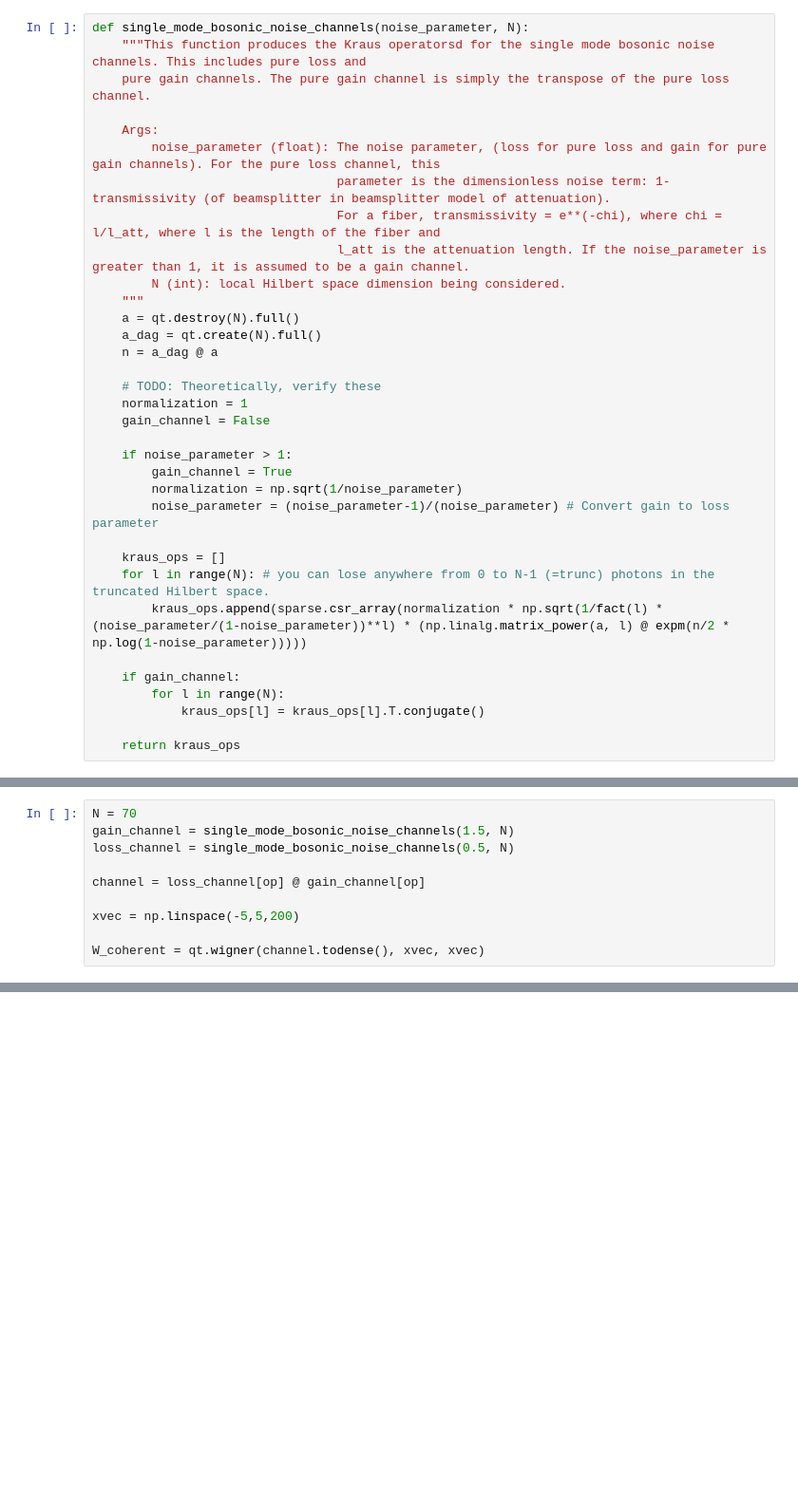
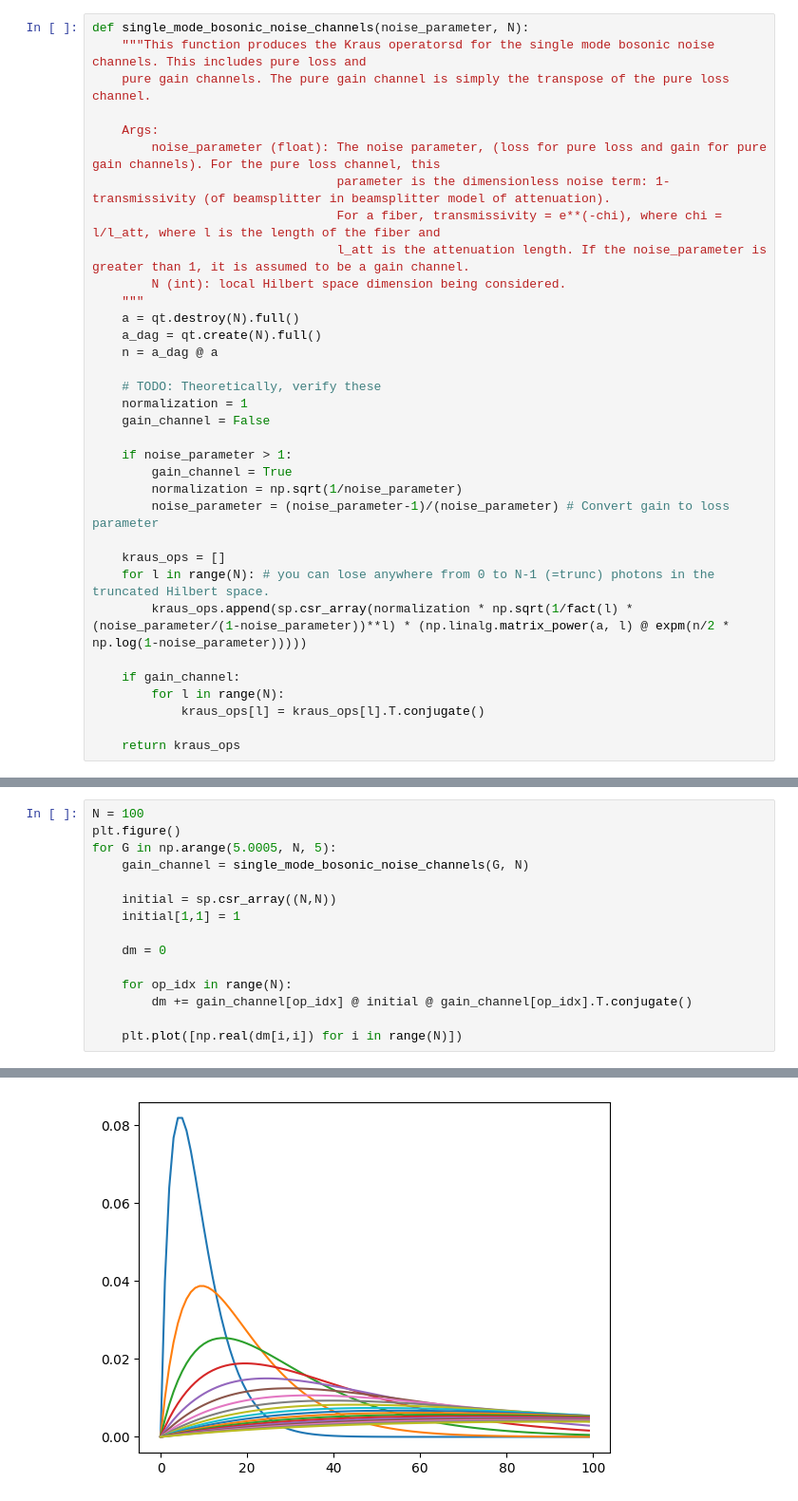
Before and after one commit to sequence-toolbox/SeQUeNCe, a Jupyter notebook: sequence_projects/swap_files/new_kraus_ops.ipynb, the cells around one changed output, grey strips where cells are left out. Shown at 95% size. Cells and saved outputs as stored; diff of their text form; blank space fills up the shorter version.

Commit message:
wrote pure amplification channel.

```diff
--- a/sequence_projects/swap_files/new_kraus_ops.ipynb
+++ b/sequence_projects/swap_files/new_kraus_ops.ipynb
@@ -32,7 +32,7 @@ def single_mode_bosonic_noise_channels(noise_parameter, N):
 
     kraus_ops = []
     for l in range(N): # you can lose anywhere from 0 to N-1 (=trunc) photons in the truncated Hilbert space.
-        kraus_ops.append(sparse.csr_array(normalization * np.sqrt(1/fact(l) * (noise_parameter/(1-noise_parameter))**l) * (np.linalg.matrix_power(a, l) @ expm(n/2 * np.log(1-noise_parameter)))))
+        kraus_ops.append(sp.csr_array(normalization * np.sqrt(1/fact(l) * (noise_parameter/(1-noise_parameter))**l) * (np.linalg.matrix_power(a, l) @ expm(n/2 * np.log(1-noise_parameter)))))
 
     if gain_channel:
         for l in range(N):
@@ -88,13 +88,18 @@ for op in range(N):
   (0, 0)        (1.197885481783886e-21+0j)
 [figure]
 # %%
-N = 70
-gain_channel = single_mode_bosonic_noise_channels(1.5, N)
-loss_channel = single_mode_bosonic_noise_channels(0.5, N)
+N = 100
+plt.figure()
+for G in np.arange(5.0005, N, 5):
+    gain_channel = single_mode_bosonic_noise_channels(G, N)
 
-channel = loss_channel[op] @ gain_channel[op]
+    initial = sp.csr_array((N,N))
+    initial[1,1] = 1
 
-xvec = np.linspace(-5,5,200)
+    dm = 0
 
-W_coherent = qt.wigner(channel.todense(), xvec, xvec)
+    for op_idx in range(N):
+        dm += gain_channel[op_idx] @ initial @ gain_channel[op_idx].T.conjugate()
+
+    plt.plot([np.real(dm[i,i]) for i in range(N)])
 # %% [output]
@@ -101,0 +106 @@ AttributeError: 'numpy.ndarray' object has no attribute 'type'
+[figure, added]
```
Also changed, not shown: parts of 4 cells of this notebook.
